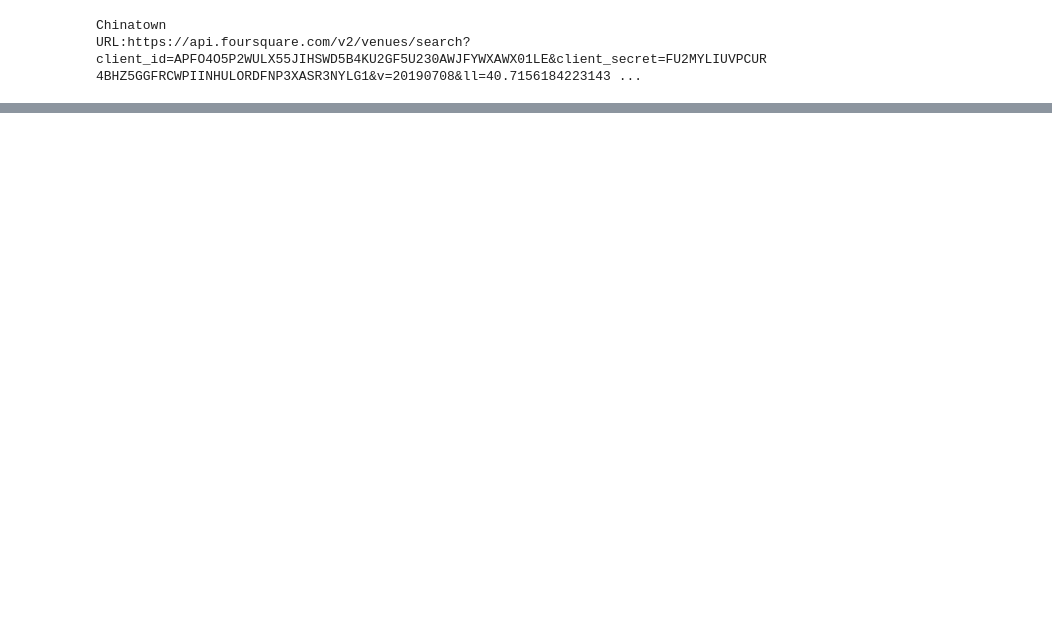
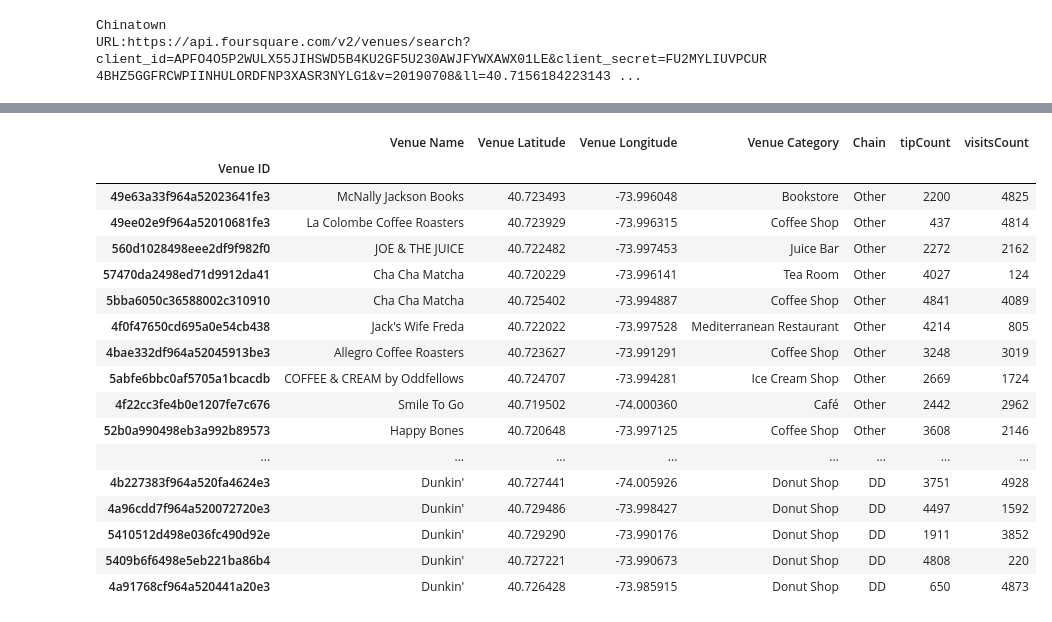
Before and after one commit to usjofer/Coursera_Capstone, a Jupyter notebook: Battle of Neighborhoods.ipynb, the cells around one changed output, grey strips where cells are left out. Cells and saved outputs as stored; diff of their text form; code cells hidden in the pictures; blank space fills up the shorter version.

```diff
--- a/Battle of Neighborhoods.ipynb
+++ b/Battle of Neighborhoods.ipynb
@@ -242,3 +262,6 @@ df_coffee.shape[0]
+# %%
+df_dd["Chain"]="DD"
+df_sb["Chain"]="Starbucks"
 # %%
 radius = 1000
 limit=500
@@ -263,0 +291,5 @@ Name: 0, dtype: float64
+# %%
+#get all coffe shops that are not starbucks or dunkin donuts
+manhattan_coffeeshops=df_coffee.drop(df_sb.index,errors="ignore").drop(df_dd.index,errors="ignore")
+manhattan_coffeeshops["Chain"]="Other"
+manhattan_coffeeshops= pd.concat([manhattan_coffeeshops,df_sb,df_dd])
@@ -315,6 +381,6 @@ def getVenueStats(v_list):
 # %%
 VERSION = '20190708'
-#df_sb_stat = getVenueStats(df_sb['Venue ID'])
-df_stat = pd.concat([df_sb.join(getVenueStatsRandom(df_sb['Venue ID']).set_index("Venue ID"), on='Venue ID'),
-                     df_dd.join(getVenueStatsRandom(df_dd['Venue ID']).set_index("Venue ID"), on='Venue ID')])
+df_stat = getVenueStatsRandom(manhattan_coffeeshops.index)
+#df_stat = pd.concat([df_sb.join(getVenueStatsRandom(df_sb['Venue ID']).set_index("Venue ID"), on='Venue ID'),
+#                     df_dd.join(getVenueStatsRandom(df_dd['Venue ID']).set_index("Venue ID"), on='Venue ID')])
 df_stat
@@ -321,3 +405,5 @@ df_stat
+# %%
+df_stat.set_index('Venue ID', inplace=True)
 # %%
 import random
 def getVenueStatsRandom(v_list):
@@ -345,2 +433,25 @@ result
+# %%
+result =manhattan_coffeeshops.join(df_stat)
+                                   #],verify_integrity=True, ignore_errors=True)
+result
+# %% [output]
+|  | Venue Name | Venue Latitude | Venue Longitude | Venue Category | Chain | tipCount | visitsCount |
+| Venue ID |  |  |  |  |  |  |  |
+| 49e63a33f964a52023641fe3 | McNally Jackson Books | 40.723493 | -73.996048 | Bookstore | Other | 2200 | 4825 |
+| 49ee02e9f964a52010681fe3 | La Colombe Coffee Roasters | 40.723929 | -73.996315 | Coffee Shop | Other | 437 | 4814 |
+| 560d1028498eee2df9f982f0 | JOE & THE JUICE | 40.722482 | -73.997453 | Juice Bar | Other | 2272 | 2162 |
+| 57470da2498ed71d9912da41 | Cha Cha Matcha | 40.720229 | -73.996141 | Tea Room | Other | 4027 | 124 |
+| 5bba6050c36588002c310910 | Cha Cha Matcha | 40.725402 | -73.994887 | Coffee Shop | Other | 4841 | 4089 |
+| 4f0f47650cd695a0e54cb438 | Jack's Wife Freda | 40.722022 | -73.997528 | Mediterranean Restaurant | Other | 4214 | 805 |
+| 4bae332df964a52045913be3 | Allegro Coffee Roasters | 40.723627 | -73.991291 | Coffee Shop | Other | 3248 | 3019 |
+| 5abfe6bbc0af5705a1bcacdb | COFFEE & CREAM by Oddfellows | 40.724707 | -73.994281 | Ice Cream Shop | Other | 2669 | 1724 |
+| 4f22cc3fe4b0e1207fe7c676 | Smile To Go | 40.719502 | -74.000360 | Café | Other | 2442 | 2962 |
+| 52b0a990498eb3a992b89573 | Happy Bones | 40.720648 | -73.997125 | Coffee Shop | Other | 3608 | 2146 |
+| ... | ... | ... | ... | ... | ... | ... | ... |
+| 4b227383f964a520fa4624e3 | Dunkin' | 40.727441 | -74.005926 | Donut Shop | DD | 3751 | 4928 |
+| 4a96cdd7f964a520072720e3 | Dunkin' | 40.729486 | -73.998427 | Donut Shop | DD | 4497 | 1592 |
+| 5410512d498e036fc490d92e | Dunkin' | 40.729290 | -73.990176 | Donut Shop | DD | 1911 | 3852 |
+| 5409b6f6498e5eb221ba86b4 | Dunkin' | 40.727221 | -73.990673 | Donut Shop | DD | 4808 | 220 |
+| 4a91768cf964a520441a20e3 | Dunkin' | 40.726428 | -73.985915 | Donut Shop | DD | 650 | 4873 |
 # %%
 # Define which columns should be encoded vs scaled
```
Also changed, not shown: parts of 27 cells of this notebook, 2 other files.
